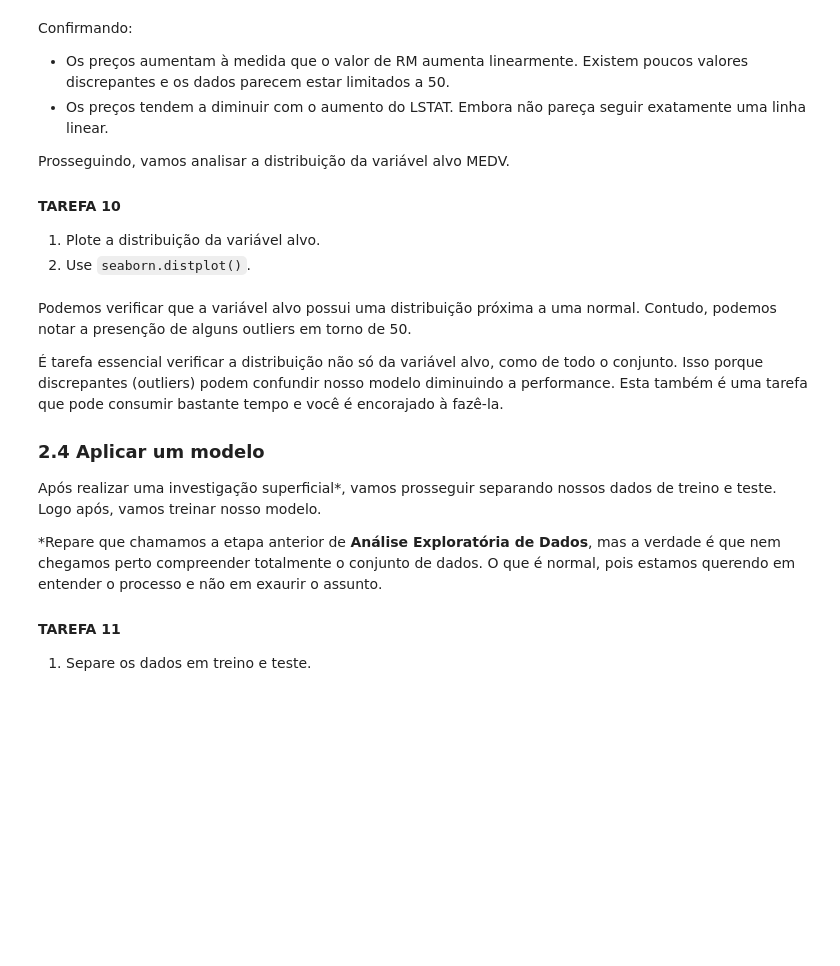
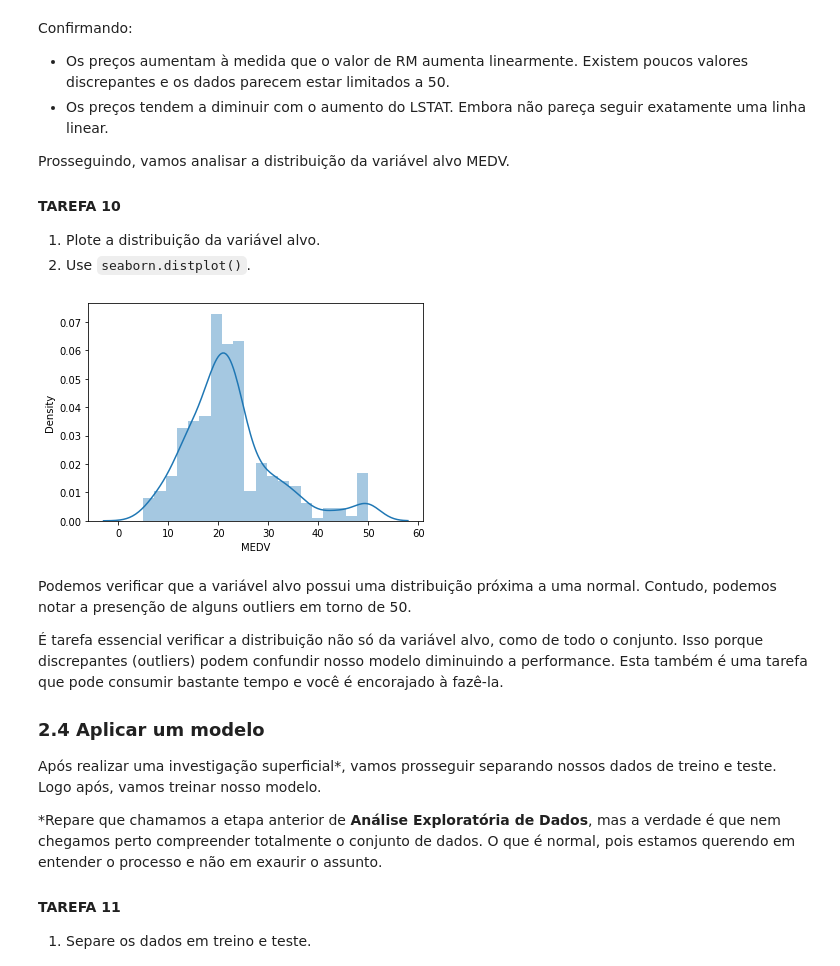
Before and after one commit to EloizioHMD/br-regression-project, a Jupyter notebook: regression-project-br.ipynb, the cells around one changed output. Cells and saved outputs as stored; diff of their text form; code cells hidden in the pictures; blank space fills up the shorter version.

```diff
--- a/regression-project-br.ipynb
+++ b/regression-project-br.ipynb
@@ -245,6 +251,9 @@ Prosseguindo, vamos analisar a distribuição da variável alvo MEDV.
 2. Use `seaborn.distplot()`.
 # %%
 # Insira sua resposta aqui
+sns.distplot(df.MEDV,bins=20);
+# %% [output]
+[figure, added]
 # %% [markdown]
 Podemos verificar que a variável alvo possui uma distribuição próxima a uma normal. Contudo, podemos notar a presenção de alguns outliers em torno de 50.
 
```
Also changed, not shown: parts of 2 cells of this notebook.
